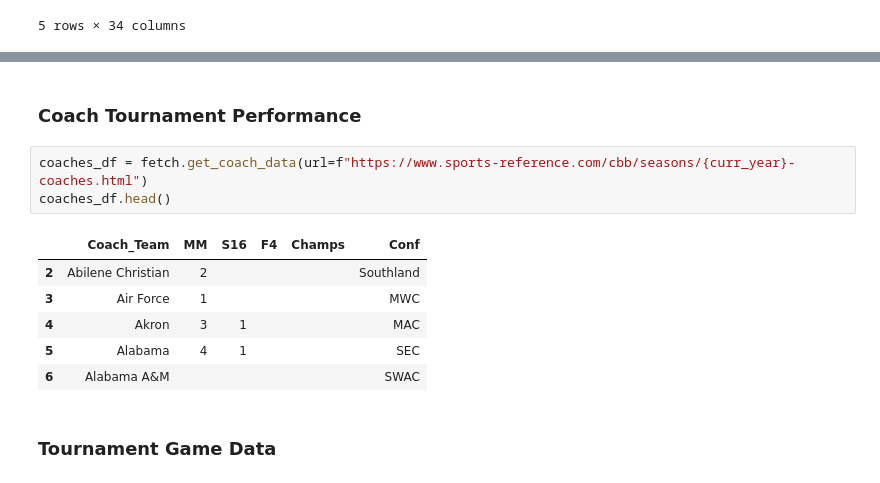
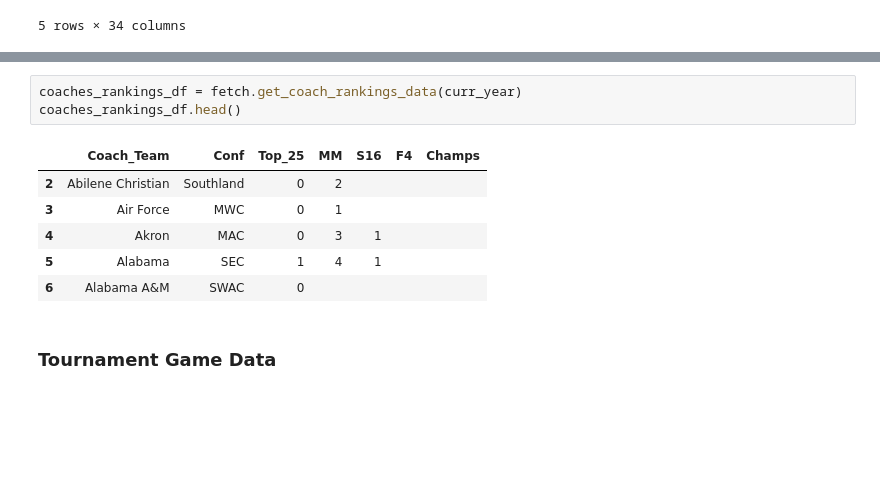
Before and after one commit to matthew-agard/March-Madness-Predictions, a Jupyter notebook: 2022-beta/2022_March_Madness_Predictions.ipynb, the cells around one changed output, grey strips where cells are left out. Drawn from its saved outputs; the diff is of its cells as text; blank space fills up the shorter version.

Commit message:
Revise quality of Top_25 ranking data; Delegate ratings data amongst team & coach data processes

```diff
--- a/2022-beta/2022_March_Madness_Predictions.ipynb
+++ b/2022-beta/2022_March_Madness_Predictions.ipynb
@@ -104,15 +94,13 @@ ratings_df.head()
-# %% [markdown]
-### Coach Tournament Performance
-# %%
-coaches_df = fetch.get_coach_data(url=f"https://www.sports-reference.com/cbb/seasons/{curr_year}-coaches.html")
-coaches_df.head()
-# %% [output]
-|  | Coach_Team | MM | S16 | F4 | Champs | Conf |
-| 2 | Abilene Christian | 2 |  |  |  | Southland |
-| 3 | Air Force | 1 |  |  |  | MWC |
-| 4 | Akron | 3 | 1 |  |  | MAC |
-| 5 | Alabama | 4 | 1 |  |  | SEC |
-| 6 | Alabama A&M |  |  |  |  | SWAC |
+# %%
+coaches_rankings_df = fetch.get_coach_rankings_data(curr_year)
+coaches_rankings_df.head()
+# %% [output]
+|  | Coach_Team | Conf | Top_25 | MM | S16 | F4 | Champs |
+| 2 | Abilene Christian | Southland | 0 | 2 |  |  |  |
+| 3 | Air Force | MWC | 0 | 1 |  |  |  |
+| 4 | Akron | MAC | 0 | 3 | 1 |  |  |
+| 5 | Alabama | SEC | 1 | 4 | 1 |  |  |
+| 6 | Alabama A&M | SWAC | 0 |  |  |  |  |
 # %% [markdown]
 ### Tournament Game Data
 # %%
```
Also changed, not shown: parts of 26 cells of this notebook, 1 other file.
